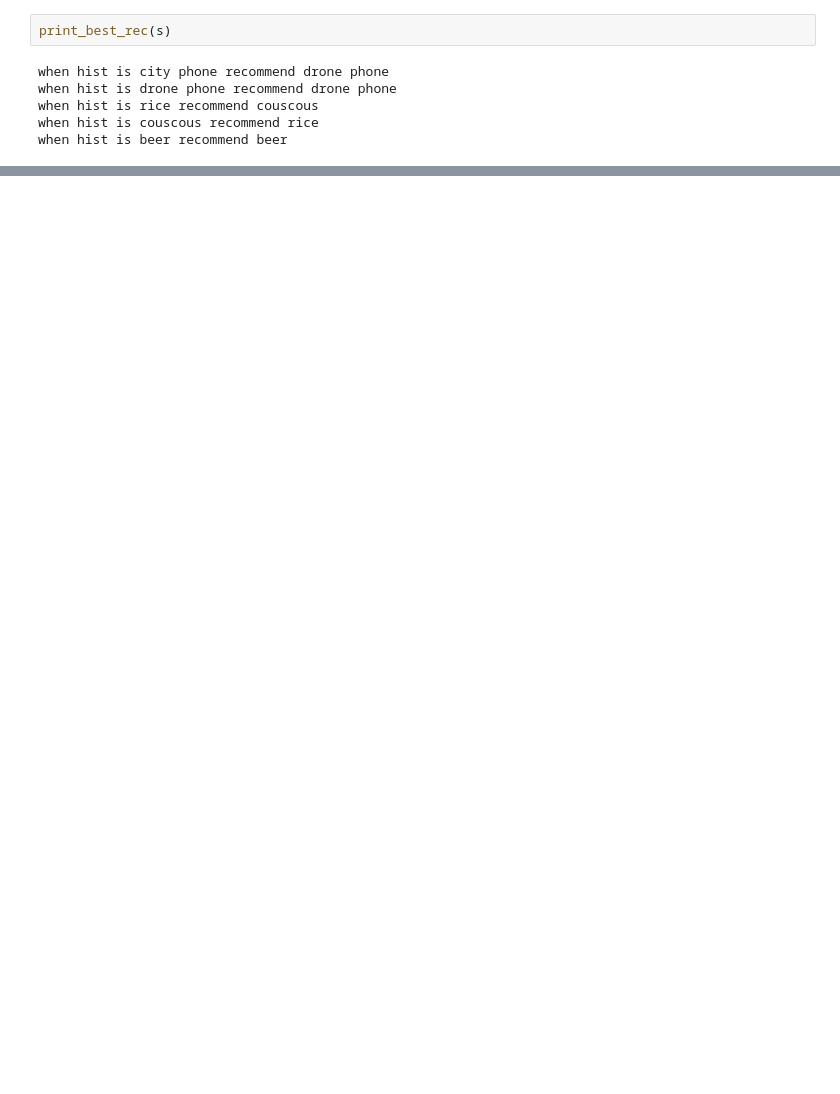
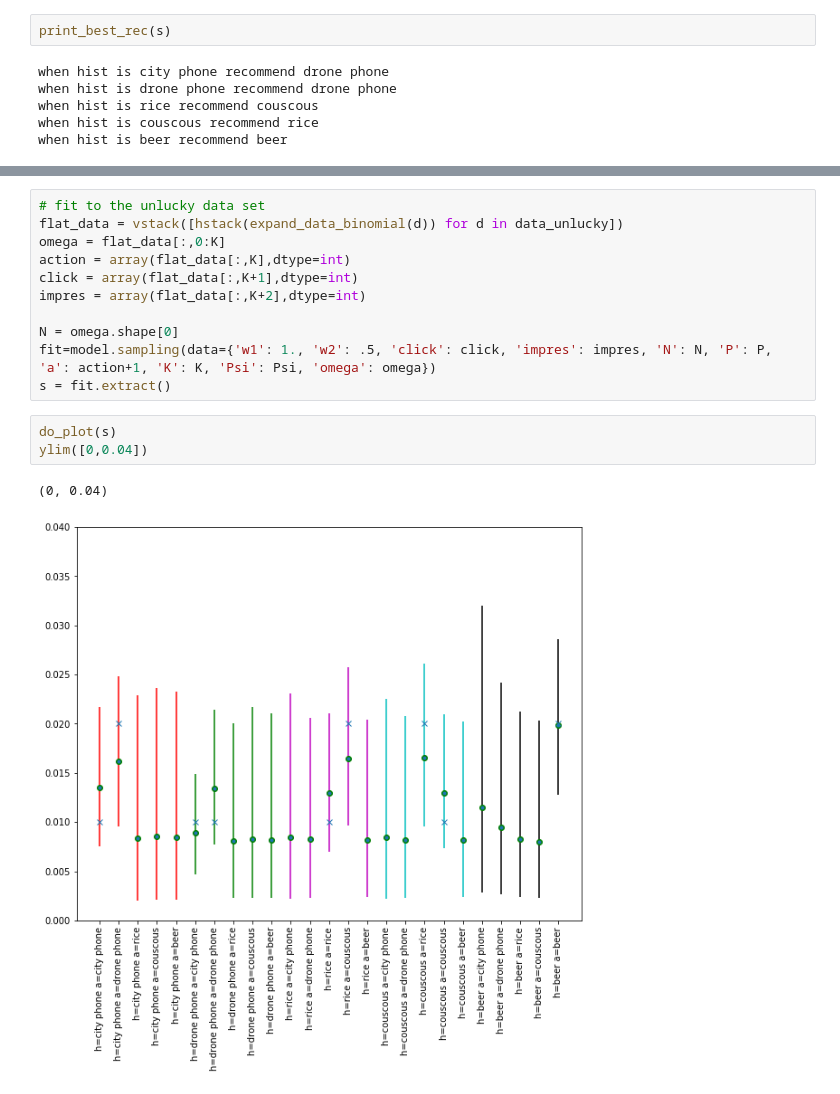
Before and after one commit to nd7141/recsystutorial, a Jupyter notebook: reco_bias_stan_basic_mvn_prior_full_rank.ipynb, the cells around one changed output, grey strips where cells are left out. Drawn from its saved outputs; the diff is of its cells as text; blank space fills up the shorter version.

```diff
--- a/reco_bias_stan_basic_mvn_prior_full_rank.ipynb
+++ b/reco_bias_stan_basic_mvn_prior_full_rank.ipynb
@@ -312,0 +342,17 @@ array([[0.01355588, 0.01606932, 0.00792763, 0.00806825, 0.0079193 ],
+# %%
+# fit to the unlucky data set
+flat_data = vstack([hstack(expand_data_binomial(d)) for d in data_unlucky])
+omega = flat_data[:,0:K]
+action = array(flat_data[:,K],dtype=int)
+click = array(flat_data[:,K+1],dtype=int)
+impres = array(flat_data[:,K+2],dtype=int)
+
+N = omega.shape[0]
+fit=model.sampling(data={'w1': 1., 'w2': .5, 'click': click, 'impres': impres, 'N': N, 'P': P, 'a': action+1, 'K': K, 'Psi': Psi, 'omega': omega})
+s = fit.extract()
+# %%
+do_plot(s)
+ylim([0,0.04])
+# %% [output]
+(0, 0.04)
+[figure, added]
```
Also changed, not shown: parts of 13 cells of this notebook.
